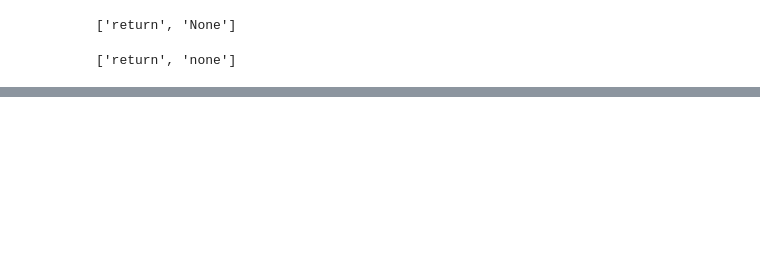
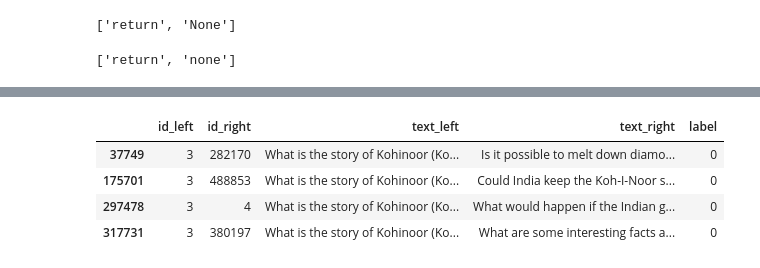
Before and after one commit to Gwynny/learning-to-rank, a Jupyter notebook: lesson5_KNRM/hw_knrm.ipynb, the cells around one changed output, grey strips where cells are left out. Saved outputs shown, nothing was run; the diff lists cells and outputs as text; code cells hidden in the pictures; blank space fills up the shorter version.

```diff
--- a/lesson5_KNRM/hw_knrm.ipynb
+++ b/lesson5_KNRM/hw_knrm.ipynb
@@ -472,0 +683,8 @@ list(itertools.chain.from_iterable(one_list_of_tokens[:10]))
+# %%
+train_df[train_df['id_left']==3]
+# %% [output]
+|  | id_left | id_right | text_left | text_right | label |
+| 37749 | 3 | 282170 | What is the story of Kohinoor (Ko... | Is it possible to melt down diamo... | 0 |
+| 175701 | 3 | 488853 | What is the story of Kohinoor (Ko... | Could India keep the Koh-I-Noor s... | 0 |
+| 297478 | 3 | 4 | What is the story of Kohinoor (Ko... | What would happen if the Indian g... | 0 |
+| 317731 | 3 | 380197 | What is the story of Kohinoor (Ko... | What are some interesting facts a... | 0 |
```
Also changed, not shown: parts of 96 cells of this notebook, 2 other files.
